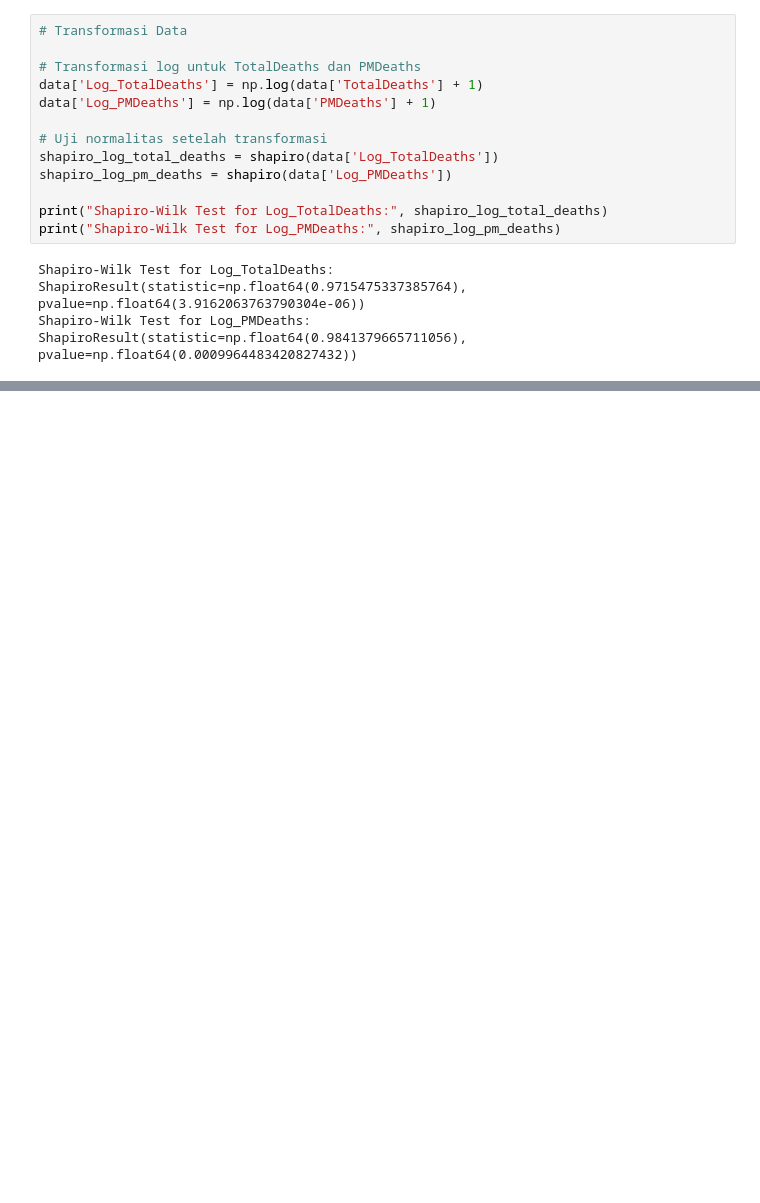
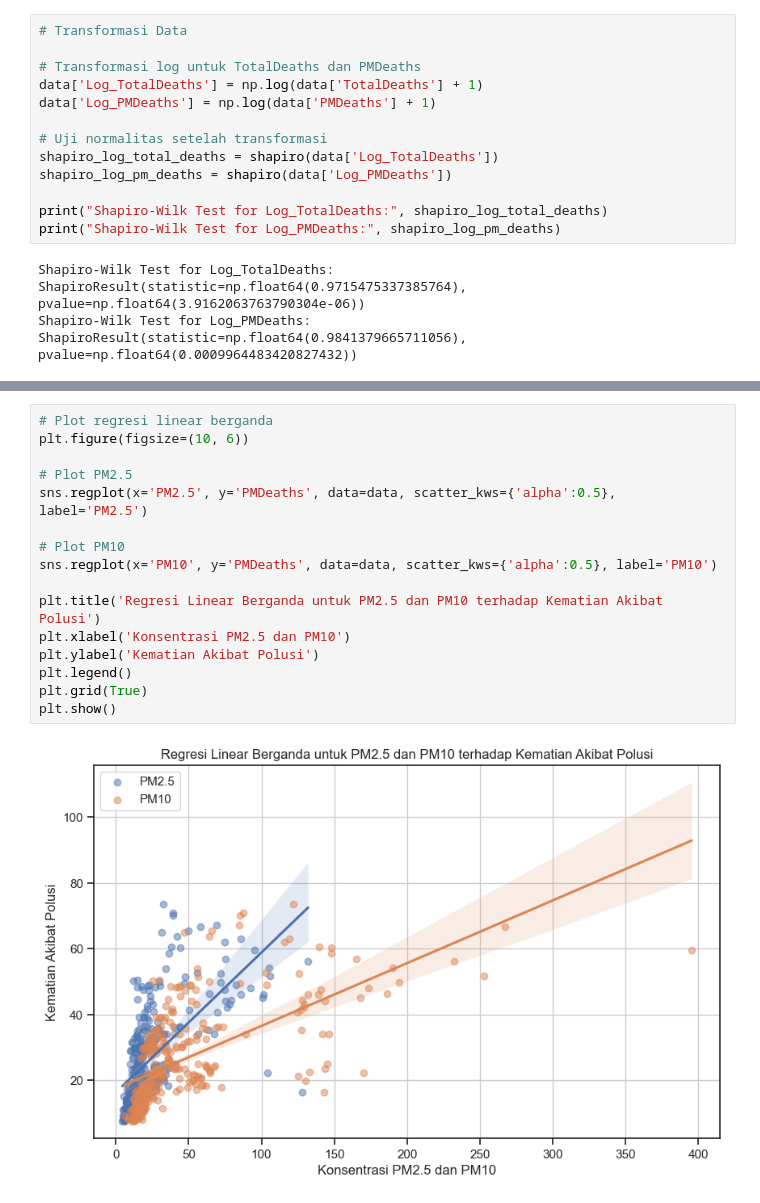
Before and after one commit to elginbrian/Statistika-SA, a Jupyter notebook: Case3.ipynb, the cells around one changed output, grey strips where cells are left out. Drawn from its saved outputs; the diff is of its cells as text; blank space fills up the shorter version.

```diff
--- a/Case3.ipynb
+++ b/Case3.ipynb
@@ -216,3 +372,21 @@ Notes:
+# %%
+# Plot regresi linear berganda
+plt.figure(figsize=(10, 6))
+
+# Plot PM2.5
+sns.regplot(x='PM2.5', y='PMDeaths', data=data, scatter_kws={'alpha':0.5}, label='PM2.5')
+
+# Plot PM10
+sns.regplot(x='PM10', y='PMDeaths', data=data, scatter_kws={'alpha':0.5}, label='PM10')
+
+plt.title('Regresi Linear Berganda untuk PM2.5 dan PM10 terhadap Kematian Akibat Polusi')
+plt.xlabel('Konsentrasi PM2.5 dan PM10')
+plt.ylabel('Kematian Akibat Polusi')
+plt.legend()
+plt.grid(True)
+plt.show()
+# %% [output]
+[figure, added]
 # %%
 # Plotting regresi untuk masing-masing variabel
 fig, axs = plt.subplots(ncols=2, figsize=(15, 5))
```
Also changed, not shown: parts of 19 cells of this notebook.
